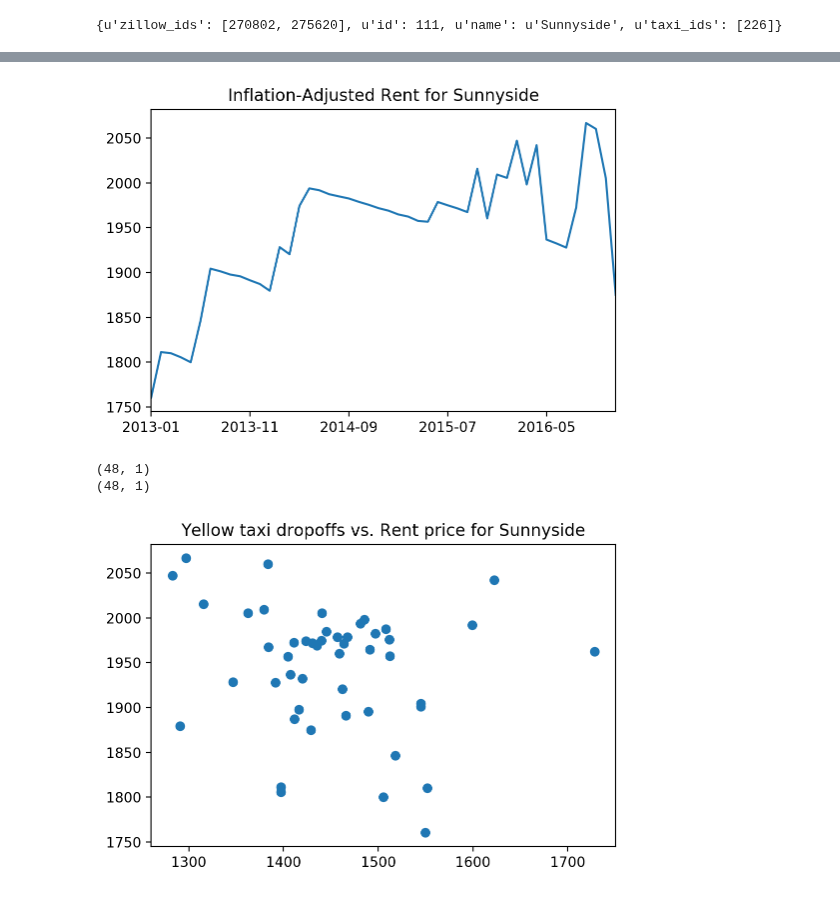
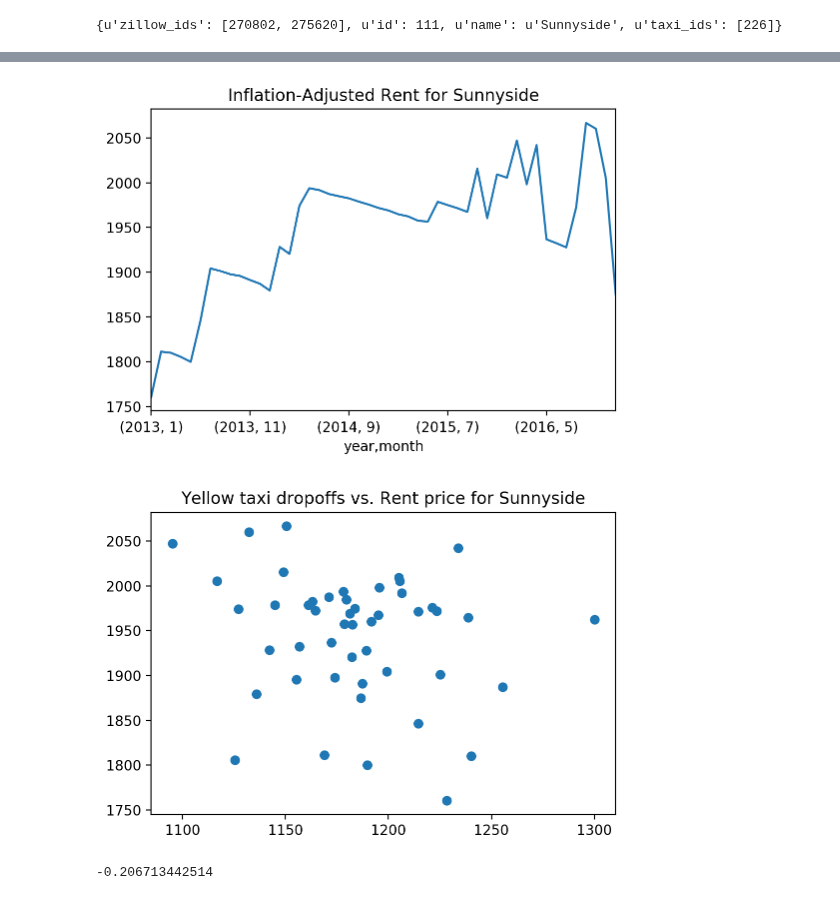
Before and after one commit to ds1004-sp17/ds1004, a Jupyter notebook: deliverable2/rent_hypothesis.ipynb, the cells around one changed output, grey strips where cells are left out. Cells and saved outputs as stored; diff of their text form; code cells hidden in the pictures.

```diff
--- a/deliverable2/rent_hypothesis.ipynb
+++ b/deliverable2/rent_hypothesis.ipynb
@@ -273,5 +147,0 @@ yellow_composite = yellow.drop('location_id', axis=1)\
-# %%
-z = zillow_inf_adjust
-zillow_composite = z.drop(['RegionName', 'City', 'State', 'Metro', 'CountyName', 'SizeRank', 'RegionId'], axis=1)\
-    .groupby(by=['CompositeId'])\
-    .mean().reset_index()
@@ -292,0 +218,3 @@ zillow_composite[:10]
+# %%
+zillow_composite = get_zillow()
+zillow_no_inflation = get_zillow(adjust_inflation=False)
@@ -294,7 +242,7 @@ zillow_composite[:10]
 # Generate Plots
 # %%
 # What neighborhoods are available?
-avail_ids = set(zillow_composite['CompositeId'].unique())
+avail_ids = set(zillow_composite[1].keys()).intersection(set(yellow[1].keys()))
 for c in tz_map:
     if c['id'] in avail_ids:
         print(c['name'])
@@ -374,0 +279,8 @@ taxis
+# %%
+cid = cluster['id']
+# Get taxi data
+taxi = yellow[1][cid]
+zillow = zillow_composite[1][cid]
+join = pd.merge(taxi, zillow, on=['year', 'month'])
+join = join.set_index(['year', 'month'])
+join
@@ -375,25 +306,18 @@ taxis
 # %%
 # Get one of the areas' columns
-z = zillow_composite
-loc = z[z['CompositeId'] == cluster['id']]
-rents = loc.drop(['CompositeId'], axis=1).T
-x = plt.plot()
-ax = rents.plot(ax=plt.gca(), title='Inflation-Adjusted Rent for ' + name, legend=False)
+plt.figure()
+ax = join['price'].plot(ax=plt.gca(), title='Inflation-Adjusted Rent for ' + name, legend=False)
 #ax = taxis.plot(ax=plt.gca(), legend=False)
 
 plt.show()
 # %% [output]
-[figure, old version]
+[figure, new version]
 # %%
-t_array = taxis.as_matrix()
-z_array = rents.as_matrix()
-print(t_array.shape)
-print(z_array.shape)
 plt.figure()
-plt.scatter(t_array, z_array)
+plt.scatter(join['count'], join['price'])
 plt.title('Yellow taxi dropoffs vs. Rent price for ' + name)
 plt.show()
+print(join['count'].corr(join['price']))
 # %% [output]
+[figure, new version]
-(48, 1)
-(48, 1)
+-0.206713442514
-[figure, old version]
```
Also changed, not shown: parts of 22 cells of this notebook.
